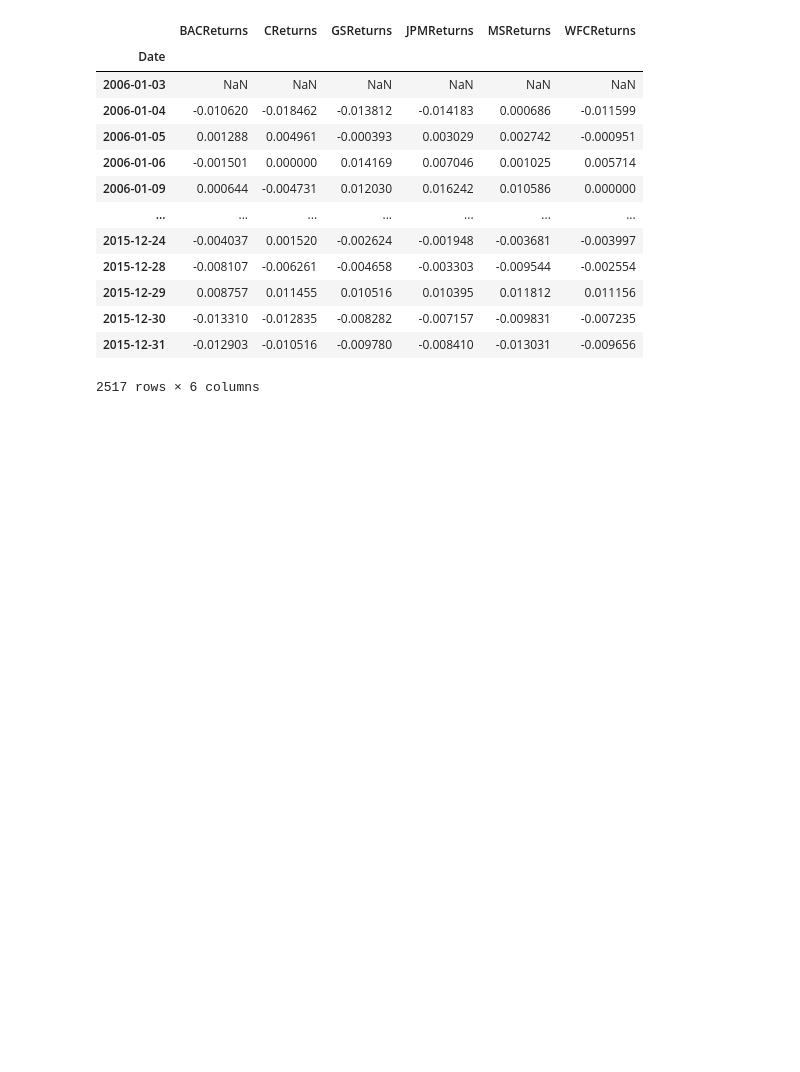
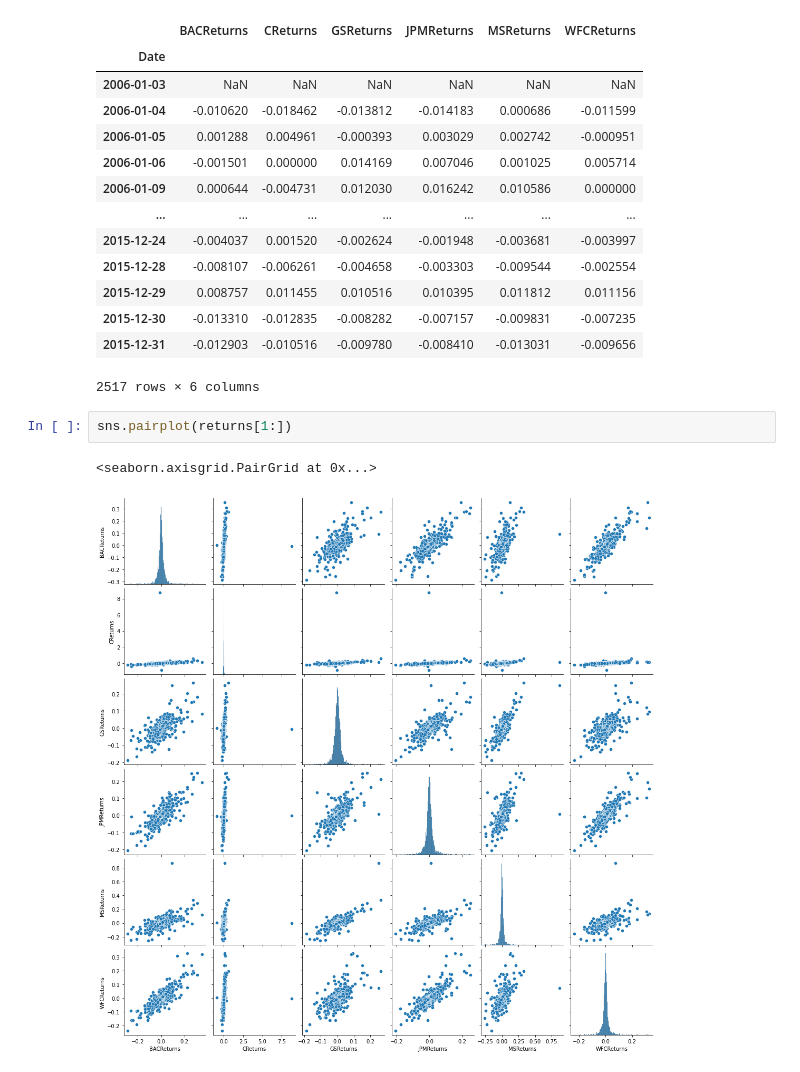
Before and after one commit to pradhan-asish/Capstone-Projects, a Jupyter notebook: Capstone-Project-All_Banks.ipynb, the cells around one changed output. Drawn from its saved outputs; the diff is of its cells as text; blank space fills up the shorter version.

Commit message:
seaborn plotted

```diff
--- a/Capstone-Project-All_Banks.ipynb
+++ b/Capstone-Project-All_Banks.ipynb
@@ -122,3 +124,8 @@ returns
 | 2015-12-30 | -0.013310 | -0.012835 | -0.008282 | -0.007157 | -0.009831 | -0.007235 |
 | 2015-12-31 | -0.012903 | -0.010516 | -0.009780 | -0.008410 | -0.013031 | -0.009656 |
 2517 rows × 6 columns
+# %%
+sns.pairplot(returns[1:])
+# %% [output]
+<seaborn.axisgrid.PairGrid at 0x...>
+[figure, added]
```
Also changed, not shown: parts of 1 cell of this notebook.
